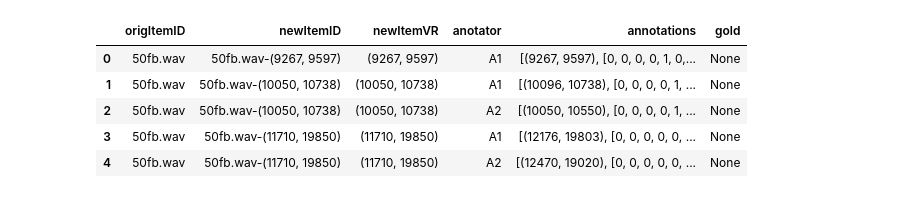
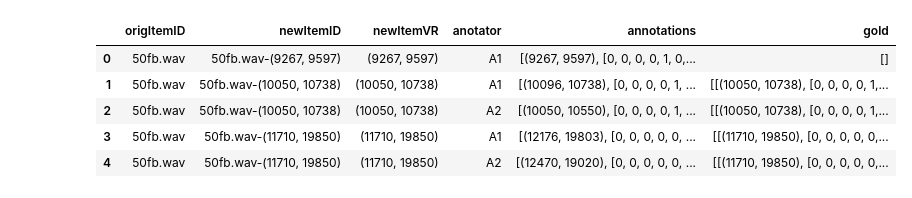
Before and after one commit to rufaelfekadu/Stutter-detection, a Jupyter notebook: notebooks/our_annotations.ipynb, the cells around one changed output. Drawn from its saved outputs; the diff is of its cells as text; code cells hidden in the pictures.

```diff
--- a/notebooks/our_annotations.ipynb
+++ b/notebooks/our_annotations.ipynb
@@ -32,7 +32,8 @@ class Vector(object):
 # %%
 df = pd.read_csv('../datasets/fluencybank/csv/test/reading_test.csv')
 df['annotations'] = df.iloc[:, 2:].apply(lambda row: [Vector(row[0], row[1]), row[2:-1], [row[-1]]], axis=1)
-df = df['media_file anotator annotations'.split()]
+df['timeVr'] = df['annotations'].apply(lambda x: x[0])
+df = df['media_file anotator annotations timeVr'.split()]
 df_ann = df[df['anotator']!='Gold']
 df_gold = df[df['anotator']=='Gold']
 df.head()
@@ -111,52 +112,52 @@ def fragment_by_overlaps(annodf, uid_colname, item_colname, label_colname, decom
                     label.append(row[label_colname])
                     if gold_df is not None:
                         # get the gold label that intersects with the region
-                        gold_label = [vr for vr in gold_df[(gold_df[item_colname] == item_id) & (gold_df[uid_colname] == row[uid_colname])][label_colname].values[0] if region.intersects(vr)]
+                        gold_label = [vr[0] for vr in gold_df[(gold_df[item_colname] == item_id)][label_colname] if region.intersects(vr[0])]
                         gold.append(gold_label)
                     else:
                         gold.append(None)
         resultdfs.append(pd.DataFrame({"origItemID":origItemID, "newItemID":newItemID, "newItemVR":newItemVR, uid_colname:uid, label_colname:label, "gold":gold}))
     return pd.concat(resultdfs)
 
-def test_decomp_fn(vectorranges, use_centroids=True, dist_fn=None):
+def decomp_fn(vectorranges, use_centroids=True, dist_fn=None):
 
     if use_centroids:
         centroids = np.array([vr.centroid for vr in vectorranges]).reshape(-1, 1)
         # dists = euclidean_distances(centroids)
         # mean_dist = np.std(dists)
         mean_dist = 1000
         clustering = AgglomerativeClustering(n_clusters=None,
                                              distance_threshold=mean_dist)
         clustering.fit(centroids)
     else:
         dists = np.array([[1 - iou(a, b) for a in vectorranges] for b in vectorranges])
         mean_dist = np.std(dists)
         clustering = AgglomerativeClustering(n_clusters=None,
                                              distance_threshold=mean_dist,
                                              affinity="precomputed",
                                              linkage="average")
         clustering.fit(dists)
 
     labels = clustering.labels_
     labeldict = defaultdict(list)
     for i, label in enumerate(labels):
         labeldict[label].append(i)
     result = []
     for indices in labeldict.values():
         uv = unionize_vectorrange_sequence(np.array(vectorranges)[np.array(indices)])
         result.append(uv)
 
     return result
 
-grannodf = fragment_by_overlaps(df_ann, "anotator", "media_file", "annotations", test_decomp_fn)
+grannodf = fragment_by_overlaps(df_ann, "anotator", "media_file", "annotations", decomp_fn, gold_df=df_gold)
 grannodf.head()
 # %% [output]
 |  | origItemID | newItemID | newItemVR | anotator | annotations | gold |
-| 0 | 50fb.wav | 50fb.wav-(9267, 9597) | (9267, 9597) | A1 | [(9267, 9597), [0, 0, 0, 0, 1, 0,... | None |
-| 1 | 50fb.wav | 50fb.wav-(10050, 10738) | (10050, 10738) | A1 | [(10096, 10738), [0, 0, 0, 0, 1, ... | None |
-| 2 | 50fb.wav | 50fb.wav-(10050, 10738) | (10050, 10738) | A2 | [(10050, 10550), [0, 0, 0, 0, 1, ... | None |
-| 3 | 50fb.wav | 50fb.wav-(11710, 19850) | (11710, 19850) | A1 | [(12176, 19803), [0, 0, 0, 0, 0, ... | None |
-| 4 | 50fb.wav | 50fb.wav-(11710, 19850) | (11710, 19850) | A2 | [(12470, 19020), [0, 0, 0, 0, 0, ... | None |
+| 0 | 50fb.wav | 50fb.wav-(9267, 9597) | (9267, 9597) | A1 | [(9267, 9597), [0, 0, 0, 0, 1, 0,... | [] |
+| 1 | 50fb.wav | 50fb.wav-(10050, 10738) | (10050, 10738) | A1 | [(10096, 10738), [0, 0, 0, 0, 1, ... | [[(10050, 10738), [0, 0, 0, 0, 1,... |
+| 2 | 50fb.wav | 50fb.wav-(10050, 10738) | (10050, 10738) | A2 | [(10050, 10550), [0, 0, 0, 0, 1, ... | [[(10050, 10738), [0, 0, 0, 0, 1,... |
+| 3 | 50fb.wav | 50fb.wav-(11710, 19850) | (11710, 19850) | A1 | [(12176, 19803), [0, 0, 0, 0, 0, ... | [[(11710, 19850), [0, 0, 0, 0, 0,... |
+| 4 | 50fb.wav | 50fb.wav-(11710, 19850) | (11710, 19850) | A2 | [(12470, 19020), [0, 0, 0, 0, 0, ... | [[(11710, 19850), [0, 0, 0, 0, 0,... |
 # %%
 # visualize groupings
 from matplotlib.patches import Rectangle
```
Also changed, not shown: parts of 8 cells of this notebook, 1 other file.
